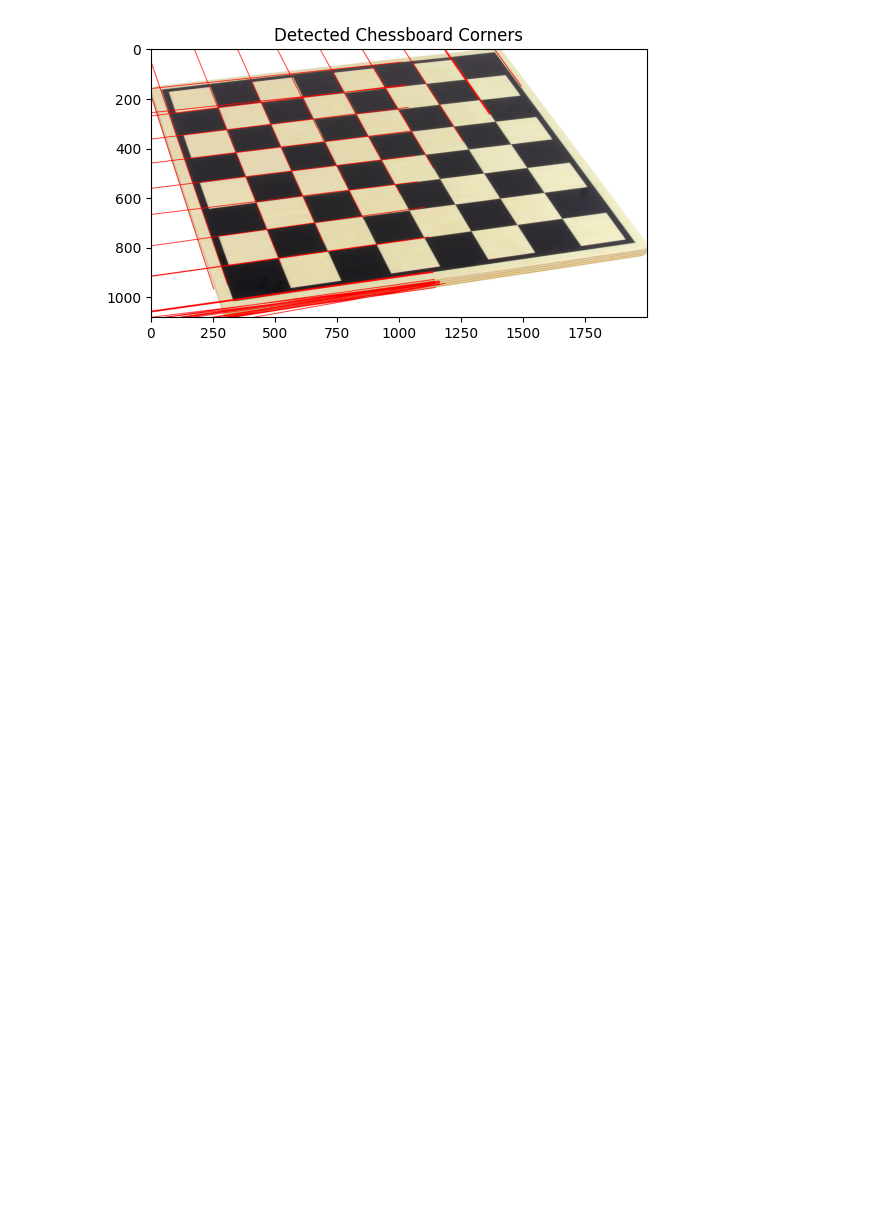
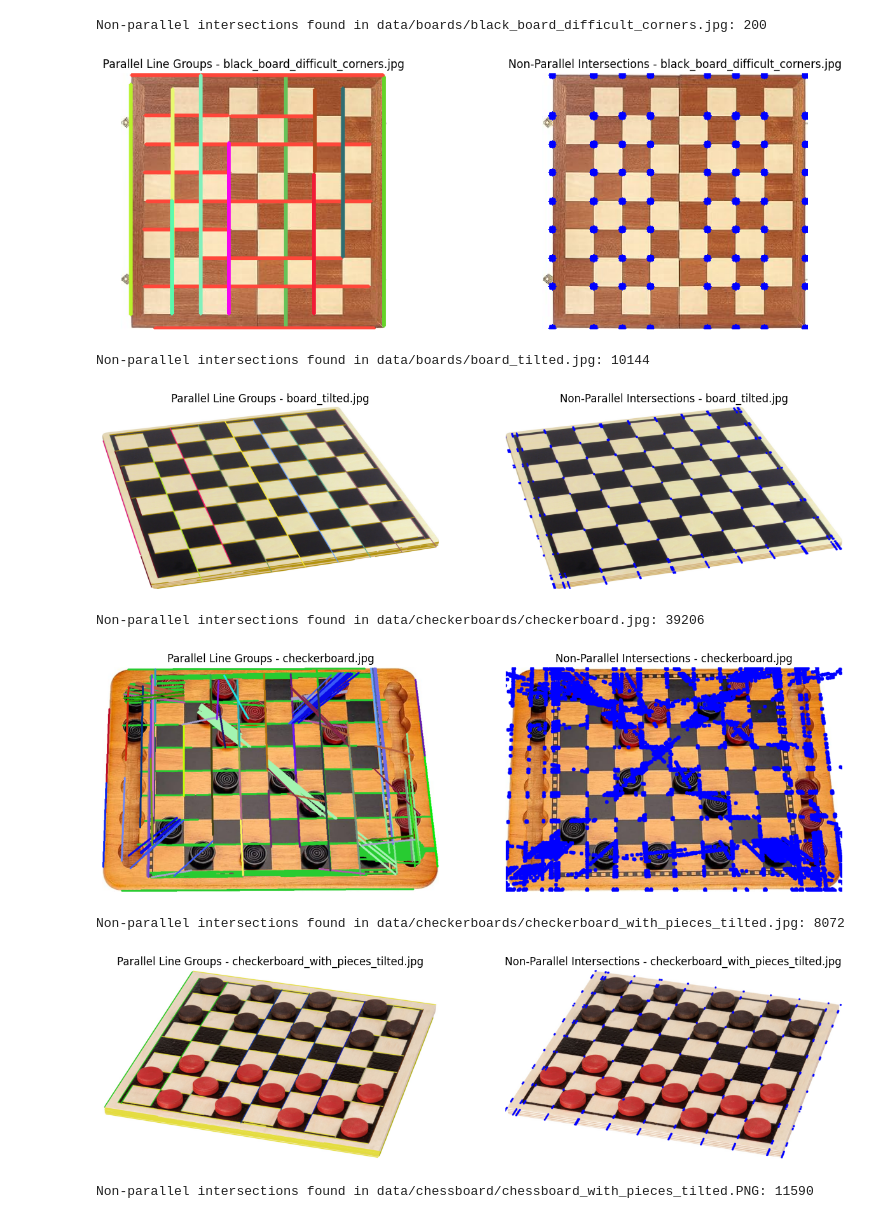
Before and after one commit to danielstoller/ece1390-chessboard-image-processing, a Jupyter notebook: checkerboard.ipynb, the cells around one changed output. Saved outputs shown, nothing was run; the diff lists cells and outputs as text; code cells hidden in the pictures; blank space fills up the shorter version.

```diff
--- a/checkerboard.ipynb
+++ b/checkerboard.ipynb
@@ -12,7 +12,7 @@ image_paths = [
     'data/boards/board_tilted.jpg',
     'data/checkerboards/checkerboard.jpg',
     'data/checkerboards/checkerboard_with_pieces_tilted.jpg',
-    'data/chessboard/chessboard_with_pieces_tilted.jpg'
+    'data/chessboard/chessboard_with_pieces_tilted.PNG'
 ]
 
 for image_path in image_paths:
@@ -98,31 +98,39 @@ for image_path in image_paths:
     intersections = []
     for i, group1 in enumerate(parallel_groups):
         for line1 in group1:
             for j, group2 in enumerate(parallel_groups):
                 if i != j:  # Avoid checking within the same group
                     for line2 in group2:
                         intersection = line_intersection(line1, line2)
                         if intersection:
                             intersections.append(intersection)
 
     print(f"Non-parallel intersections found in {image_path}: {len(intersections)}")
 
     # 12. Draw intersections as red dots on the original image
     intersections_image = image.copy()
     for intersection in intersections:
         cv2.circle(intersections_image, intersection, 5, (255, 0, 0), -1)  # Red for intersections
 
     # 13. Display the result with intersections
     fig, axs = plt.subplots(1, 2, figsize=(15, 5))
     axs[0].imshow(cv2.cvtColor(grouped_image, cv2.COLOR_BGR2RGB))
     axs[0].set_title(f"Parallel Line Groups - {os.path.basename(image_path)}")
     axs[0].axis('off')
 
     axs[1].imshow(cv2.cvtColor(intersections_image, cv2.COLOR_BGR2RGB))
     axs[1].set_title(f"Non-Parallel Intersections - {os.path.basename(image_path)}")
     axs[1].axis('off')
 
 
     plt.show()
 # %% [output]
+Non-parallel intersections found in data/boards/black_board_difficult_corners.jpg: 200
-[figure, old version]
+[figure, new version]
+Non-parallel intersections found in data/boards/board_tilted.jpg: 10144
+[figure, added]
+Non-parallel intersections found in data/checkerboards/checkerboard.jpg: 39206
+[figure, added]
+Non-parallel intersections found in data/checkerboards/checkerboard_with_pieces_tilted.jpg: 8072
+[figure, added]
+Non-parallel intersections found in data/chessboard/chessboard_with_pieces_tilted.PNG: 11590
```
Also changed, not shown: parts of 1 cell of this notebook.
